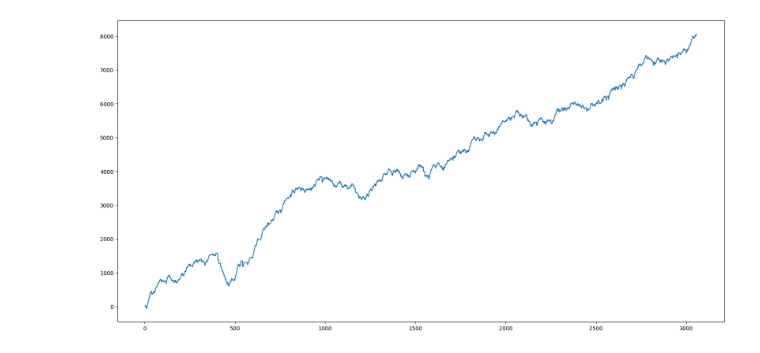
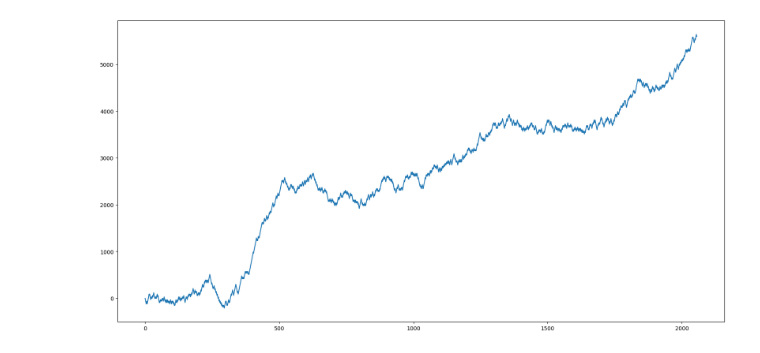
Before and after one commit to agabopinho/phoenix-project, a Jupyter notebook: grpc_server/notebooks/delta_strategy_03.1.ipynb, the cells around one changed output. Saved outputs shown, nothing was run; the diff lists cells and outputs as text; code cells hidden in the pictures.

```diff
--- a/grpc_server/notebooks/delta_strategy_03.1.ipynb
+++ b/grpc_server/notebooks/delta_strategy_03.1.ipynb
@@ -33,7 +33,7 @@ while from_date < to_date:
 
 all_trades = MT5.create_ticks_dataframe(trades_list)
 # %%
-brick_size = 25
+brick_size = 30
 
 trades_range = Range(
     brick_size, all_trades.index, all_trades["last"], all_trades["volume"]
@@ -58,47 +58,44 @@ fig.update_layout(
 # %%
 temp = ohlc.copy()
 
 temp["up_up"] = np.nan
 temp["down_down"] = np.nan
 temp["up_down"] = np.nan
 temp["down_up"] = np.nan
+temp["position_side"] = np.nan
 temp["position"] = np.nan
 temp["profit"] = np.nan
 
 temp.loc[(temp["type"] == "up") & (temp.shift(-1)["type"] == "up"), "up_up"] = 1
 temp.loc[(temp["type"] == "up") & (temp.shift(-1)["type"] == "down"), "up_down"] = 1
 temp.loc[(temp["type"] == "down") & (temp.shift(-1)["type"] == "down"), "down_down"] = 1
 temp.loc[(temp["type"] == "down") & (temp.shift(-1)["type"] == "up"), "down_up"] = 1
 
-position = None  # 1 = BUY, -1 = SELL
-last_i = None
+position_side = 0  # 1 = BUY, -1 = SELL
 
 for i, item in temp.iterrows():
-    if position is None:
-        if item["type"] == "down":
-            temp.loc[i, "position"] = item["close"] * -1
-            position = 1  # buy
+    if position_side == 0 and item["type"] == "down":  # buy
+        temp.loc[i, "position"] = item["close"] * -1
+        position_side = 1
+    elif position_side == 0 and item["type"] == "up":  # sell
+        temp.loc[i, "position"] = item["close"]
+        position_side = -1
+    elif position_side == -1 and item["type"] == "down":  # invert sell
+        temp.loc[i, "position"] = item["close"] * 2 * -1
+        position_side = 1
+    elif position_side == 1 and item["type"] == "up":  # invert buy
+        temp.loc[i, "position"] = item["close"] * 2
+        position_side = -1
 
-        if item["type"] == "up":
-            temp.loc[i, "position"] = item["close"]
-            position = -1  # sell
-    elif position == -1:
-        if item["type"] == "down":
-            temp.loc[i, "position"] = item["close"] * 2 * -1
-            position = 1
-            last_i = i
-    elif position == 1:
-        if item["type"] == "up":
-            temp.loc[i, "position"] = item["close"] * 2
-            position = -1
-            last_i = i
+    temp.loc[i, "position_side"] = position_side
+    temp.loc[i, "profit"] = temp.loc[:i]["position"].sum()
 
-    if last_i is not None:
-        temp.loc[i, "profit"] = temp.loc[: last_i]["position"].sum() - (temp.loc[last_i, "position"] / 2)
-
-temp.loc[last_i, "position"] = temp.loc[last_i, "position"] / 2
+    if position_side == 1:
+        temp.loc[i, "profit"] = temp.loc[i, "profit"] - temp.loc[i, "close"] * -1
+    elif position_side == -1:
+        temp.loc[i, "profit"] = temp.loc[i, "profit"] - temp.loc[i, "close"]
 
 temp["profit"].plot(figsize=(20, 10))
 temp.to_excel("bricks.xlsx")
 # %% [output]
-[figure, old version]
+[figure, new version]
```
Also changed, not shown: 1 other file.
